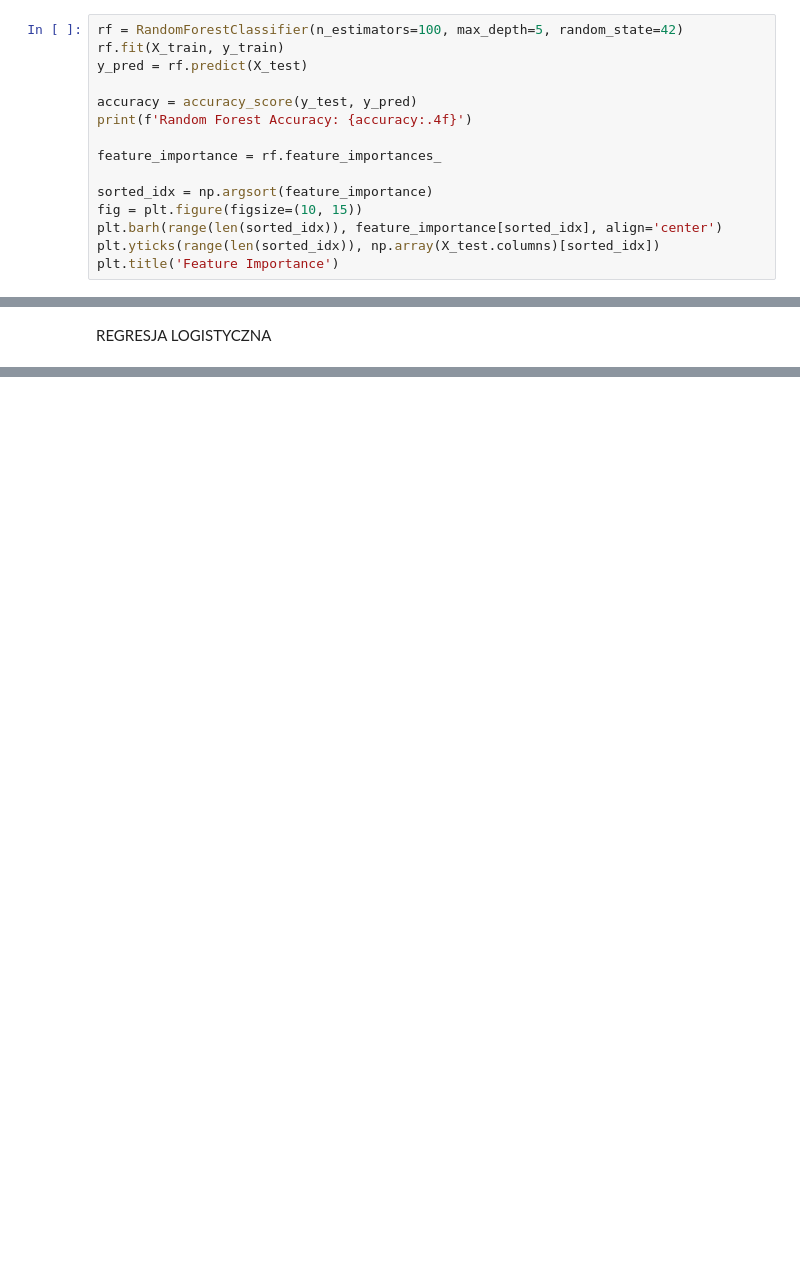
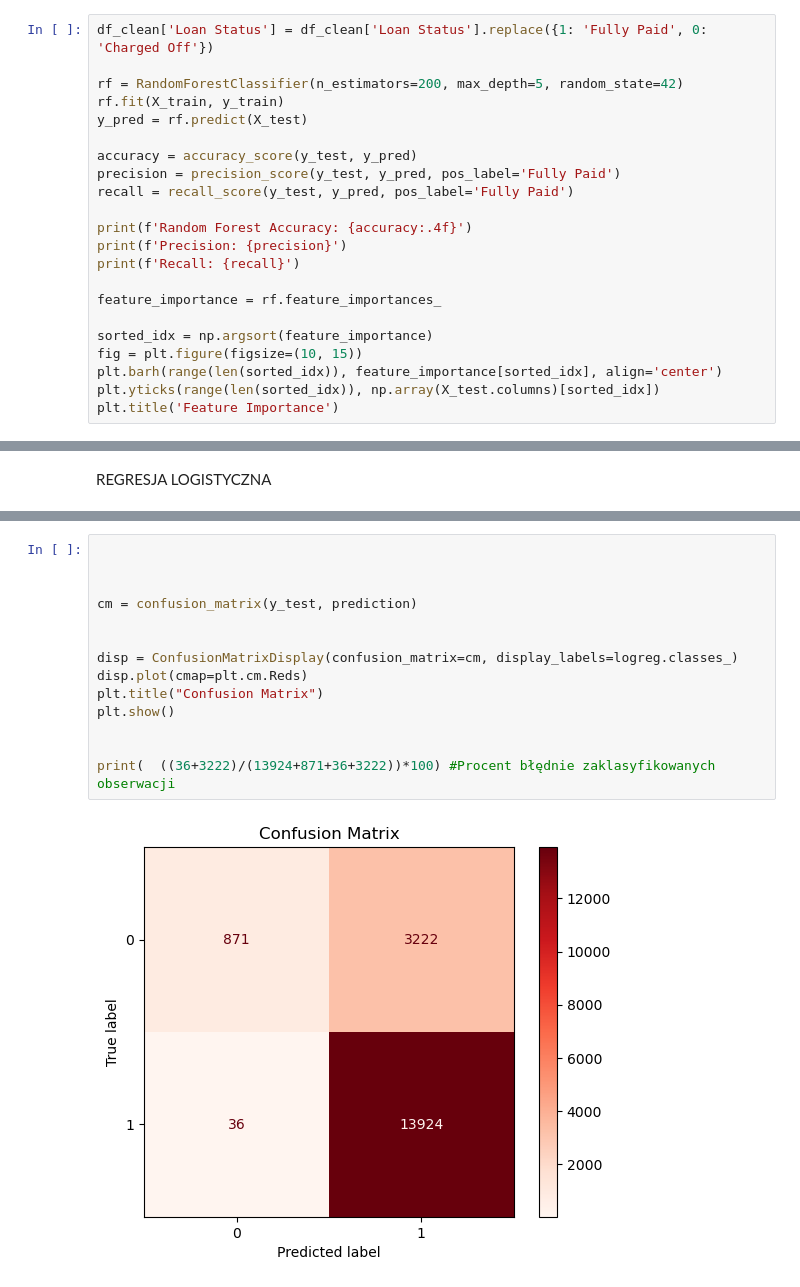
Before and after one commit to MarceliMat/Credit-status-classifiaction, a Jupyter notebook: main.ipynb, the cells around one changed output, grey strips where cells are left out. Saved outputs shown, nothing was run; the diff lists cells and outputs as text; blank space fills up the shorter version.

```diff
--- a/main.ipynb
+++ b/main.ipynb
@@ -343,12 +89,19 @@ Accuracy: 0.816263224948762
 # %% [markdown]
 RANDOM FOREST
 # %%
-rf = RandomForestClassifier(n_estimators=100, max_depth=5, random_state=42)
+df_clean['Loan Status'] = df_clean['Loan Status'].replace({1: 'Fully Paid', 0: 'Charged Off'})
+
+rf = RandomForestClassifier(n_estimators=200, max_depth=5, random_state=42)
 rf.fit(X_train, y_train)
 y_pred = rf.predict(X_test)
 
 accuracy = accuracy_score(y_test, y_pred)
+precision = precision_score(y_test, y_pred, pos_label='Fully Paid')
+recall = recall_score(y_test, y_pred, pos_label='Fully Paid')
+
 print(f'Random Forest Accuracy: {accuracy:.4f}')
+print(f'Precision: {precision}')
+print(f'Recall: {recall}')
 
 feature_importance = rf.feature_importances_
 
@@ -651,0 +377,16 @@ Predicted Loan Status in KNN Classificator: Fully Paid
+# %%
+
+
+
+cm = confusion_matrix(y_test, prediction)
+
+
+disp = ConfusionMatrixDisplay(confusion_matrix=cm, display_labels=logreg.classes_)
+disp.plot(cmap=plt.cm.Reds)
+plt.title("Confusion Matrix")
+plt.show()
+
+
+print(  ((36+3222)/(13924+871+36+3222))*100) #Procent błędnie zaklasyfikowanych obserwacji
+# %% [output]
+[figure, added]
```
Also changed, not shown: parts of 41 cells of this notebook, 2 other files.
